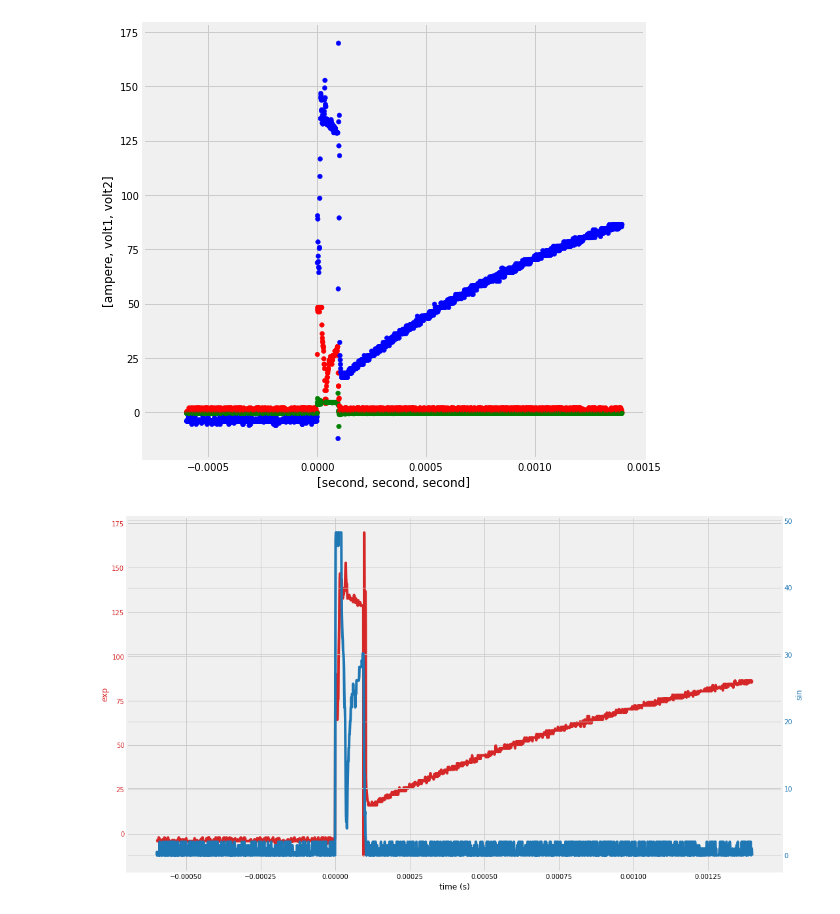
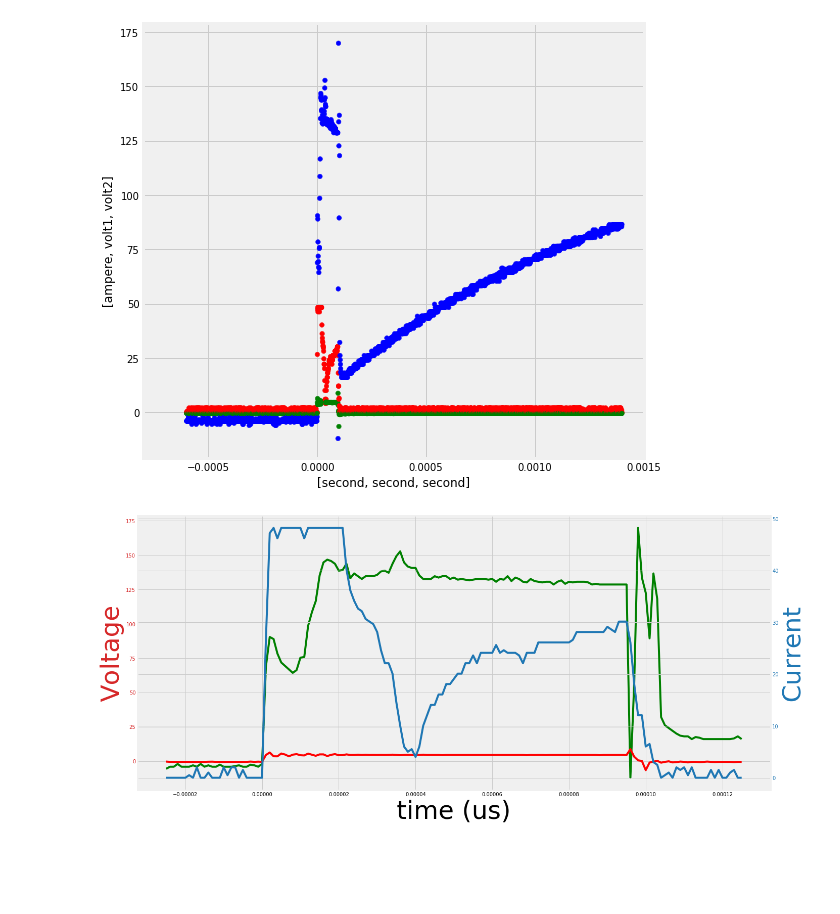
Before and after one commit to JasonWdatascience/wizard_apprentice, a Jupyter notebook: Untitled1.ipynb, the cells around one changed output. Saved outputs shown, nothing was run; the diff lists cells and outputs as text; code cells hidden in the pictures; blank space fills up the shorter version.

```diff
--- a/Untitled1.ipynb
+++ b/Untitled1.ipynb
@@ -7,7 +7,7 @@ import matplotlib.pyplot as plt
 plt.style.use('fivethirtyeight')
 %matplotlib inline
 # %%
-data_csv = './datasets/stefanodata.csv'
+data_csv = 'data3.csv'
 data = pd.read_csv(data_csv, header=[1])
 # %%
 data.columns=['second','volt1','ampere','volt2']
@@ -81,28 +61,30 @@ floatdata.plot(xlim=(-0.0008,0.0015), sharex=False,kind='scatter', y=['ampere','
 # %% [output]
 <matplotlib.axes._subplots.AxesSubplot at 0x...>
 [figure]
+# %%
+floatdata1=floatdata.loc[575:725,:]
 # %%
-t = floatdata['second']
-data1 = floatdata['volt1']
-data2 = floatdata['ampere']
-data3 = floatdata['volt2']
+t = floatdata1['second']
+data1 = floatdata1['volt1']
+data2 = floatdata1['ampere']
+data3 = floatdata1['volt2']
 
-fig, ax1 = plt.subplots(figsize=(16,10))
+fig, ax1 = plt.subplots(figsize=(20,10))
 
 color = 'tab:red'
-ax1.set_xlabel('time (s)')
-ax1.set_ylabel('exp', color=color)
-ax1.plot(t, data1, color=color)
+ax1.set_xlabel('time (us)', fontsize=50)
+ax1.set_ylabel('Voltage', color=color,fontsize=50)
+ax1.plot(t, data1, color='g',)
+ax1.plot(t, data3, color='r')
+
 ax1.tick_params(axis='y', labelcolor=color)
 
 ax2 = ax1.twinx()  # instantiate a second axes that shares the same x-axis
 
 color = 'tab:blue'
-ax2.set_ylabel('sin', color=color)  # we already handled the x-label with ax1
+ax2.set_ylabel('Current', color=color,fontsize=50)  # we already handled the x-label with ax1
 ax2.plot(t, data2, color=color)
+
 ax2.tick_params(axis='y', labelcolor=color)
-
-# fig.tight_layout()  # otherwise the right y-label is slightly clipped
-plt.show()
 # %% [output]
-[figure, old version]
+[figure, new version]
```
Also changed, not shown: parts of 2 cells of this notebook.
